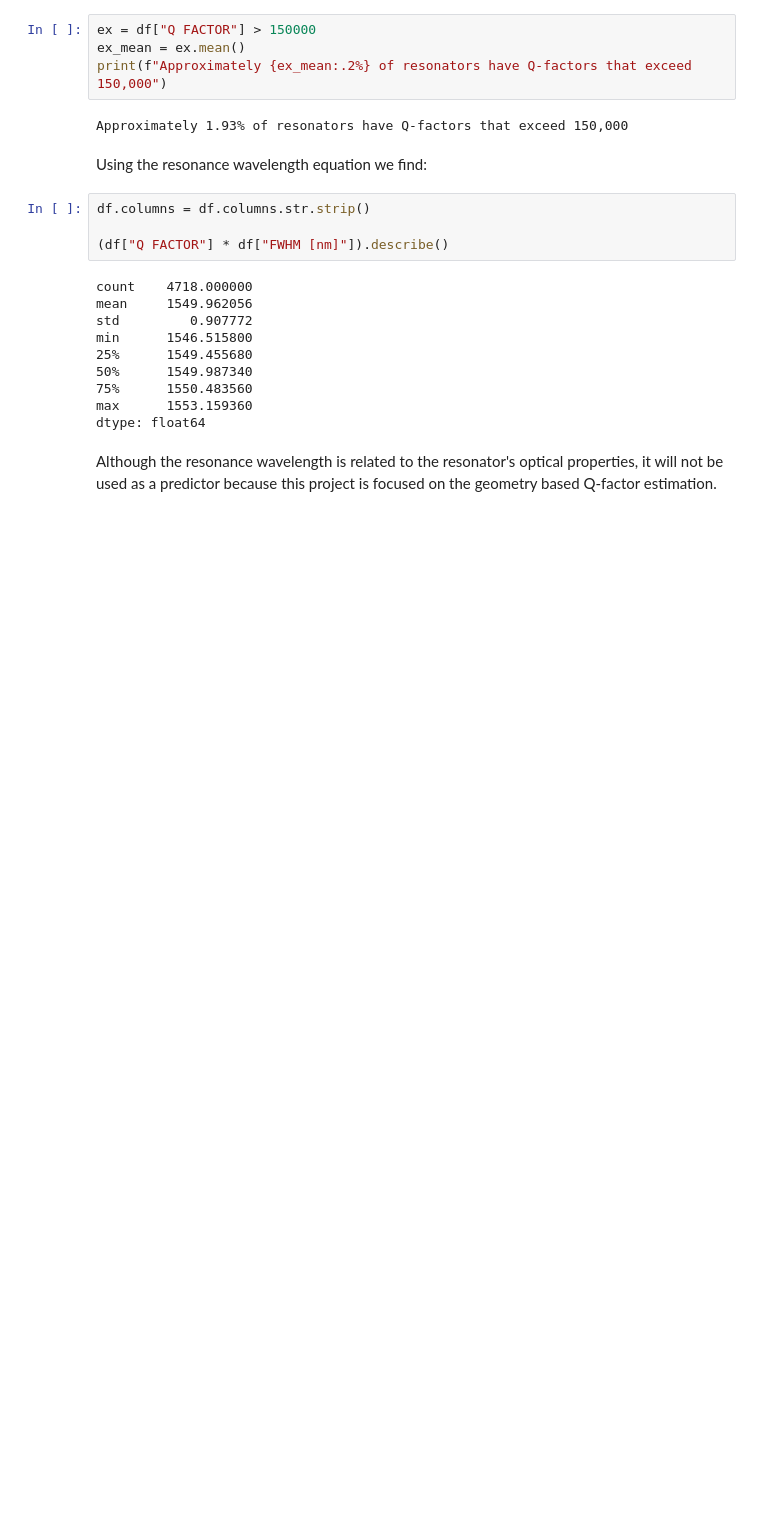
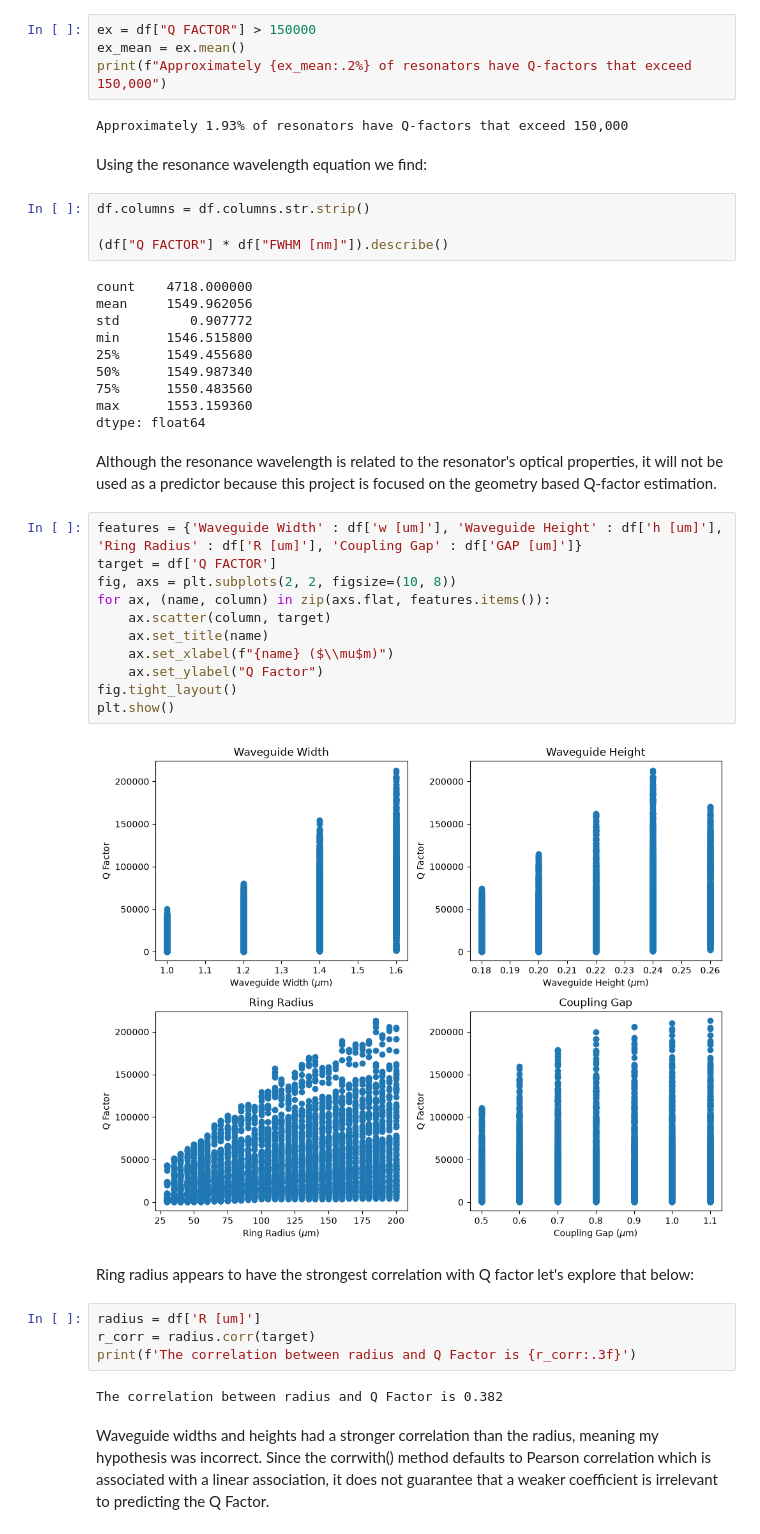
Before and after one commit to Seabass03/microresonator-qfactor-ml, a Jupyter notebook: microresonator_analysis.ipynb, the cells around one changed output. Drawn from its saved outputs; the diff is of its cells as text; blank space fills up the shorter version.

```diff
--- a/microresonator_analysis.ipynb
+++ b/microresonator_analysis.ipynb
@@ -163,3 +163,26 @@ max      1553.159360
 dtype: float64
 # %% [markdown]
 Although the resonance wavelength is related to the resonator's optical properties, it will not be used as a predictor because this project is focused on the geometry based Q-factor estimation.
+# %%
+features = {'Waveguide Width' : df['w [um]'], 'Waveguide Height' : df['h [um]'], 'Ring Radius' : df['R [um]'], 'Coupling Gap' : df['GAP [um]']}
+target = df['Q FACTOR']
+fig, axs = plt.subplots(2, 2, figsize=(10, 8))
+for ax, (name, column) in zip(axs.flat, features.items()):
+    ax.scatter(column, target)
+    ax.set_title(name)
+    ax.set_xlabel(f"{name} ($\\mu$m)")
+    ax.set_ylabel("Q Factor")
+fig.tight_layout()
+plt.show()
+# %% [output]
+[figure, added]
+# %% [markdown]
+Ring radius appears to have the strongest correlation with Q factor let's explore that below:
+# %%
+radius = df['R [um]']
+r_corr = radius.corr(target)
+print(f'The correlation between radius and Q Factor is {r_corr:.3f}')
+# %% [output]
+The correlation between radius and Q Factor is 0.382
+# %% [markdown]
+Waveguide widths and heights had a stronger correlation than the radius, meaning my hypothesis was incorrect. Since the corrwith() method defaults to Pearson correlation which is associated with a linear association, it does not guarantee that a weaker coefficient is irrelevant to predicting the Q Factor.
```
Also changed, not shown: parts of 4 cells of this notebook.
